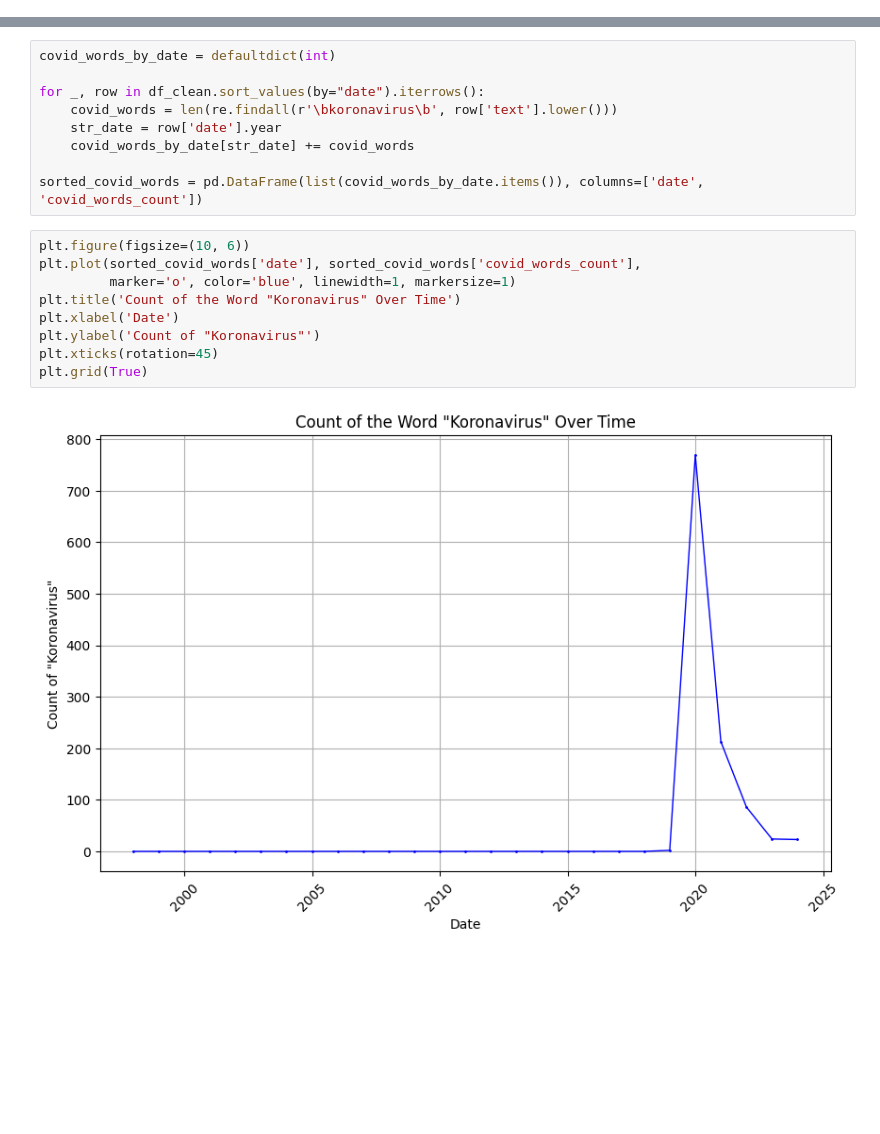
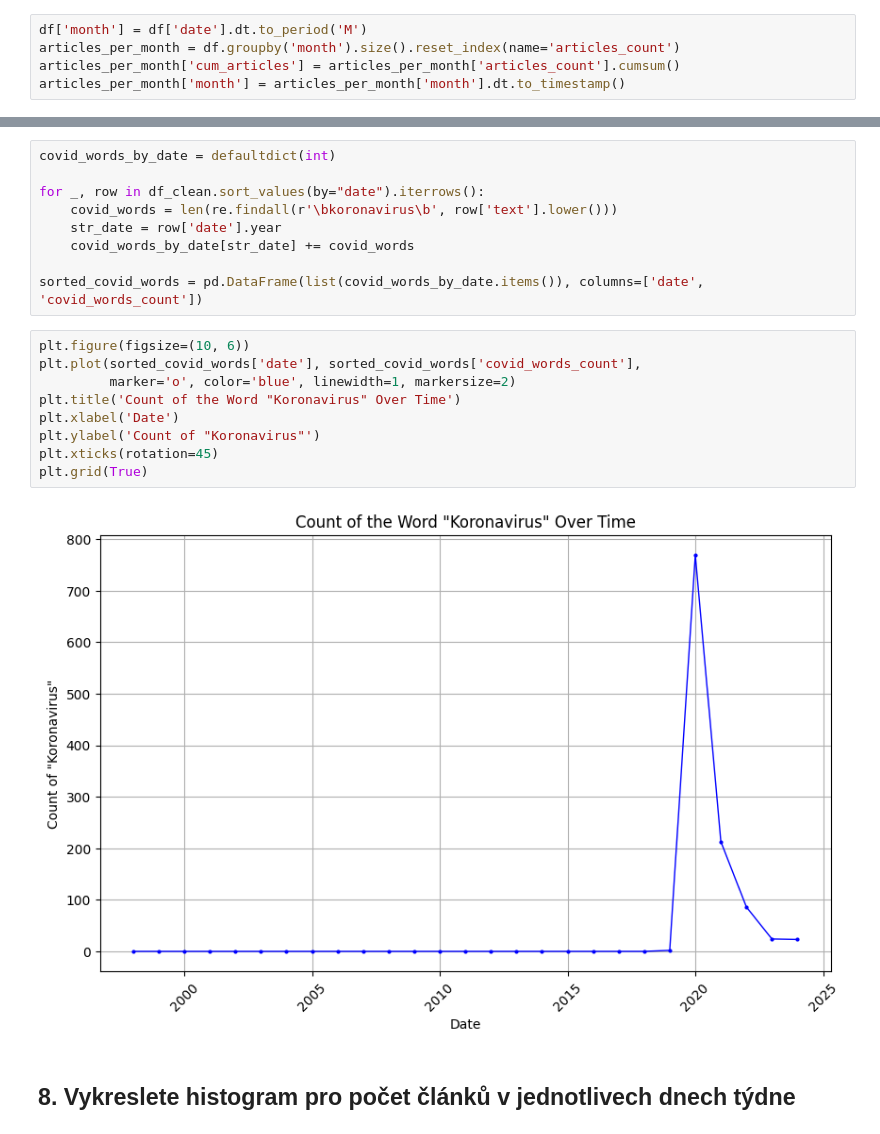
Before and after one commit to KyryloYefremov/TUL-TPB-2024-25, a Jupyter notebook: cv03/visualizer.ipynb, the cells around one changed output, grey strips where cells are left out. Drawn from its saved outputs; the diff is of its cells as text; blank space fills up the shorter version.

```diff
--- a/cv03/visualizer.ipynb
+++ b/cv03/visualizer.ipynb
@@ -25,3 +25,8 @@ print(df.title.size)
 113417
 # %% [markdown]
 ## 1. Vykreslete křivku zobrazující přidávání článků v čase
+# %%
+df['month'] = df['date'].dt.to_period('M')
+articles_per_month = df.groupby('month').size().reset_index(name='articles_count')
+articles_per_month['cum_articles'] = articles_per_month['articles_count'].cumsum()
+articles_per_month['month'] = articles_per_month['month'].dt.to_timestamp()
@@ -129,11 +145,13 @@ sorted_covid_words = pd.DataFrame(list(covid_words_by_date.items()), columns=['d
 # %%
 plt.figure(figsize=(10, 6))
 plt.plot(sorted_covid_words['date'], sorted_covid_words['covid_words_count'],
-         marker='o', color='blue', linewidth=1, markersize=1)
+         marker='o', color='blue', linewidth=1, markersize=2)
 plt.title('Count of the Word "Koronavirus" Over Time')
 plt.xlabel('Date')
 plt.ylabel('Count of "Koronavirus"')
 plt.xticks(rotation=45)
 plt.grid(True)
 # %% [output]
-[figure, old version]
+[figure, new version]
+# %% [markdown]
+## 8. Vykreslete histogram pro počet článků v jednotlivech dnech týdne
```
Also changed, not shown: parts of 4 cells of this notebook.
